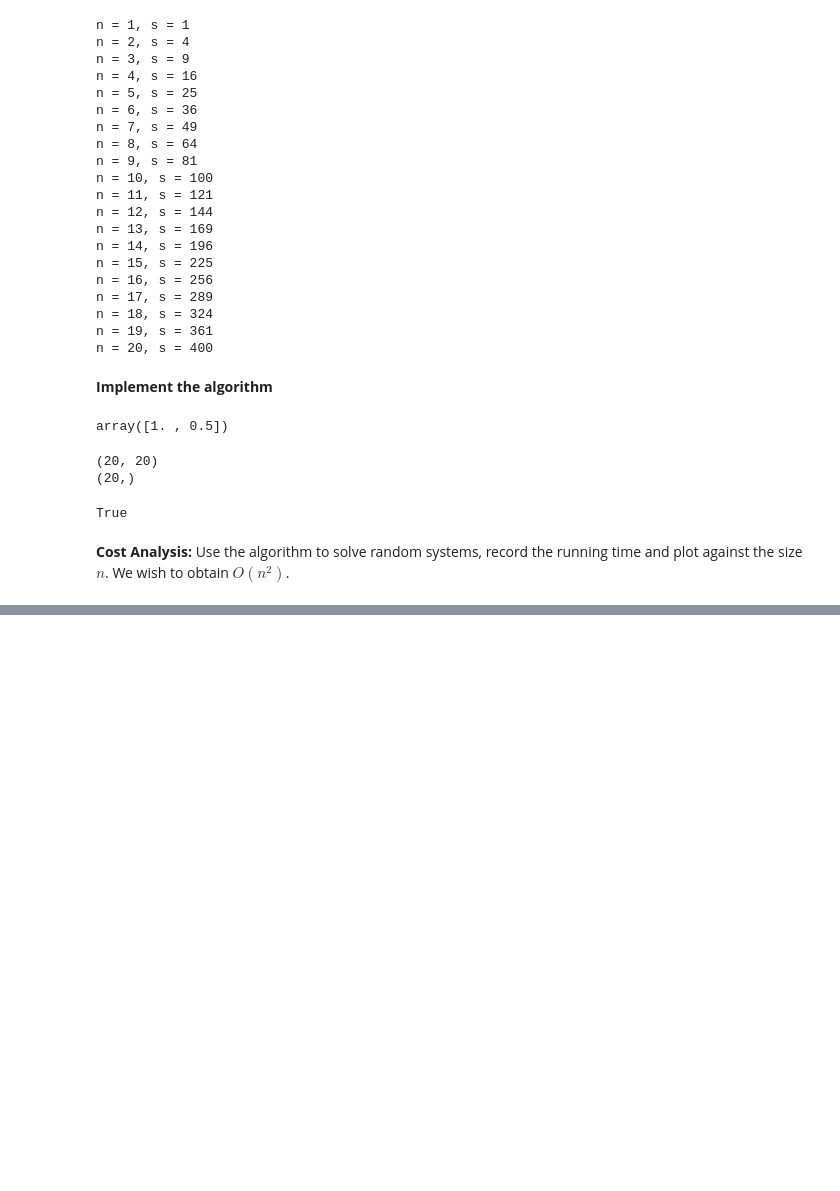
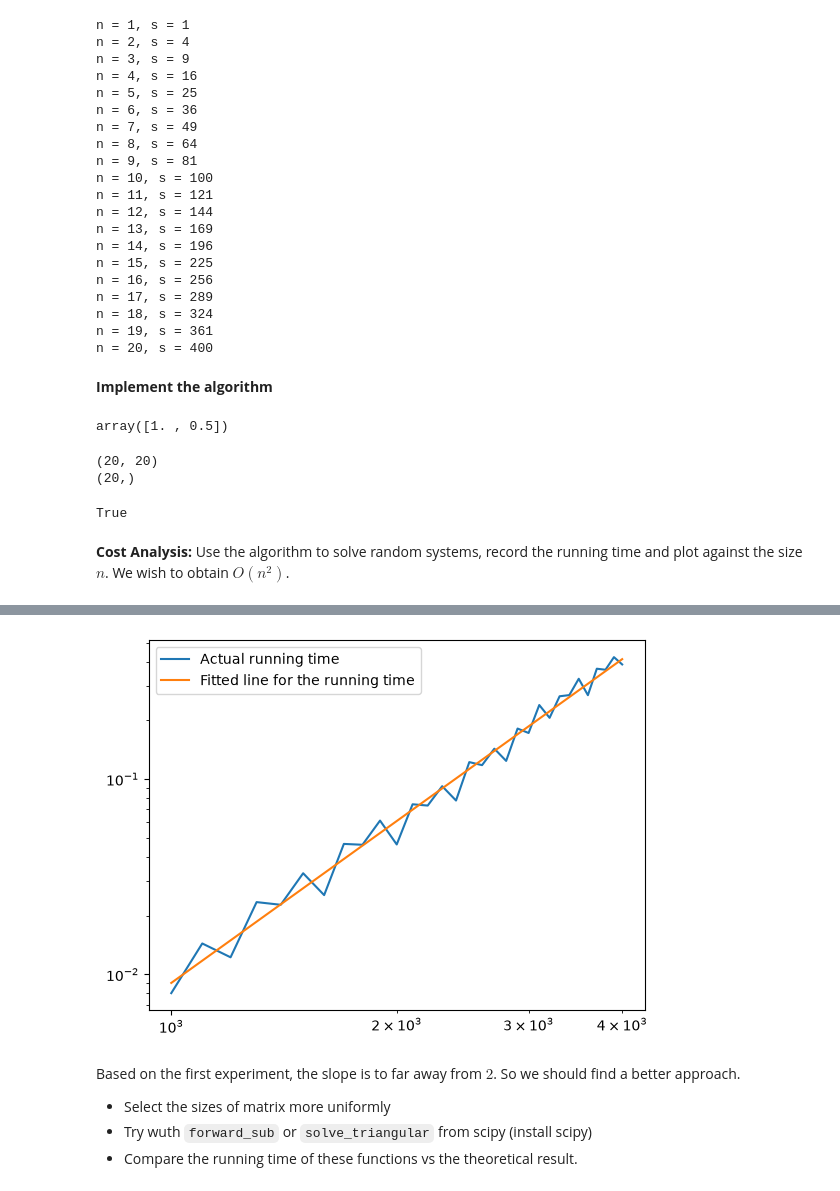
Before and after one commit to mbg615/MATH-311, a Jupyter notebook: Lectures/Lecture06.ipynb, the cells around one changed output, grey strips where cells are left out. Drawn from its saved outputs; the diff is of its cells as text; code cells hidden in the pictures; blank space fills up the shorter version.

```diff
--- a/Lectures/Lecture06.ipynb
+++ b/Lectures/Lecture06.ipynb
@@ -401,0 +412,5 @@ KeyboardInterrupt:
+# %%
+# find the slope of this data
+# use Numpy polyfit function to find the slope and intercept
+# set deg = 1 as it is a line
+slope, intercept = np.polyfit(np.log(n_vals), np.log(exc_time), deg=1)
@@ -401,0 +421,19 @@ KeyboardInterrupt:
+# %%
+# computed fitting values for the line
+fitted_y = np.exp(intercept + slope * np.log(n_vals))
+# %%
+fig, ax = plt.subplots()
+
+ax.loglog(n_vals, exc_time, label='Actual running time')
+ax.loglog(n_vals, fitted_y, label='Fitted line for the running time')
+
+ax.legend()
+plt.show()
+# %% [output]
+[figure, added]
+# %% [markdown]
+Based on the first experiment, the slope is to far away from $2$. So we should find a better approach.
+
+- Select the sizes of matrix more uniformly
+- Try wuth `forward_sub` or `solve_triangular` from scipy (install scipy)
+- Compare the running time of these functions vs the theoretical result.
```
Also changed, not shown: parts of 33 cells of this notebook, 3 other files.
